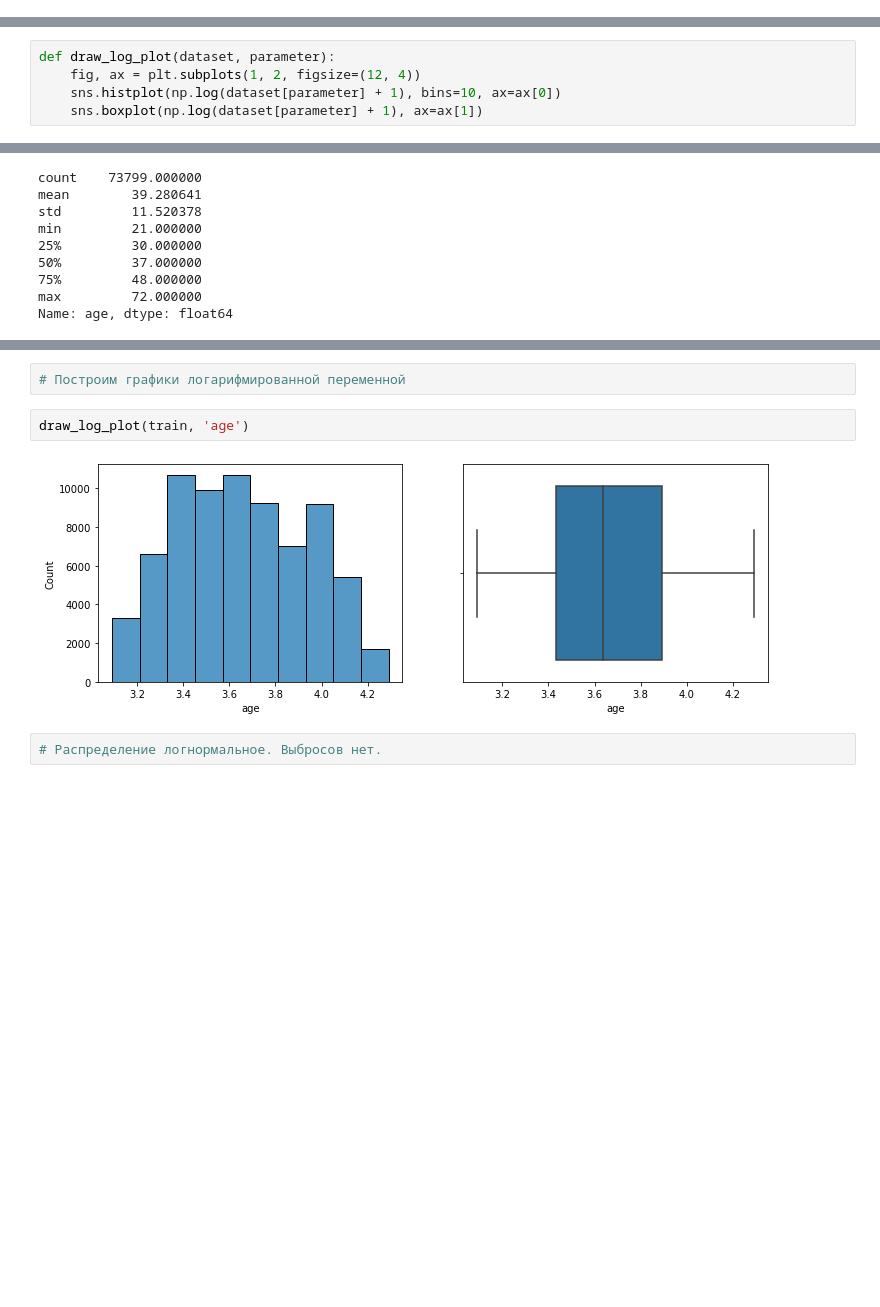
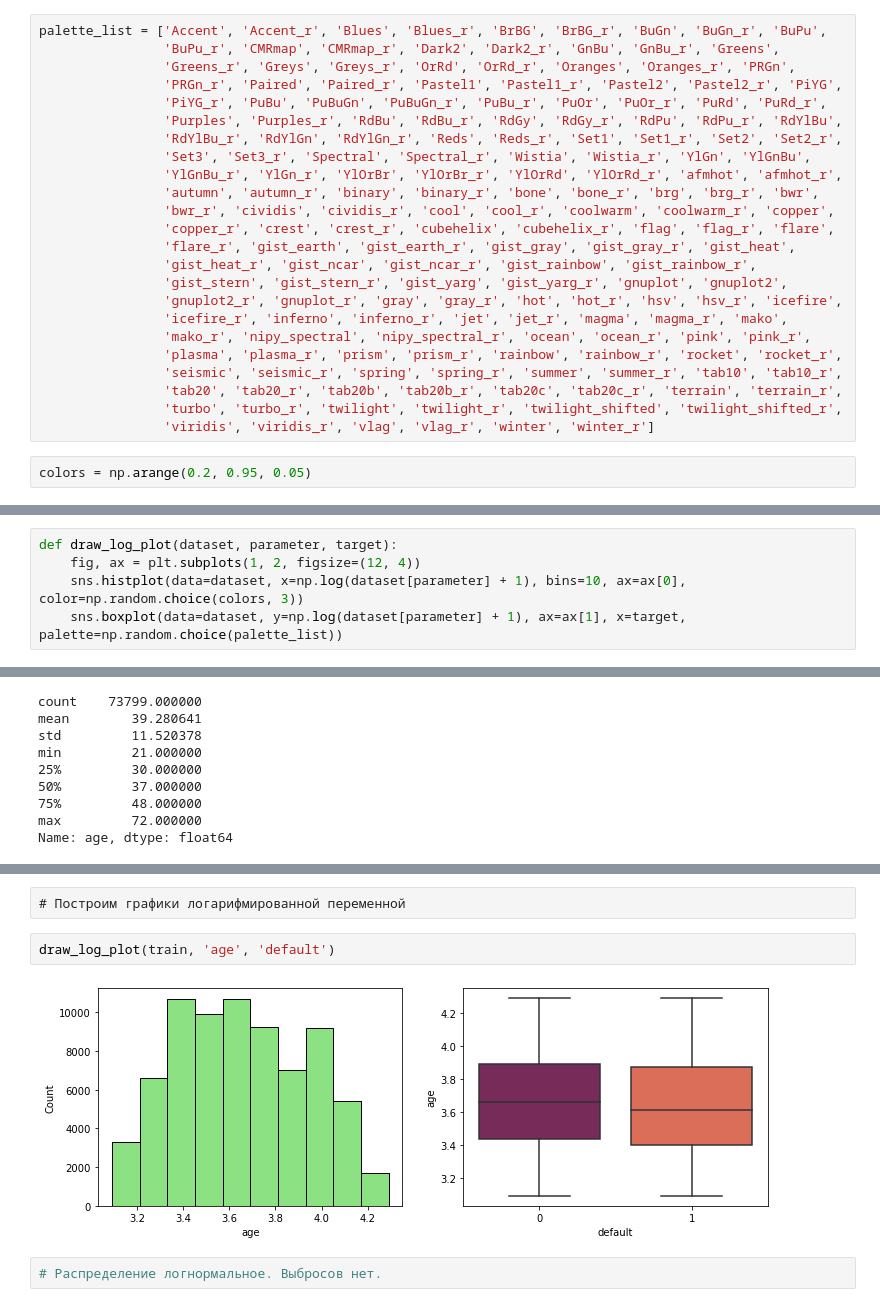
Before and after one commit to Golovolastik/skillfactory_rds, a Jupyter notebook: module_5/credit_scoring.ipynb, the cells around one changed output, grey strips where cells are left out. Saved outputs shown, nothing was run; the diff lists cells and outputs as text; blank space fills up the shorter version.

Commit message:
random colors on plots

```diff
--- a/module_5/credit_scoring.ipynb
+++ b/module_5/credit_scoring.ipynb
@@ -134 +134,27 @@ num_cols = ['age','decline_app_cnt','score_bki','bki_request_cnt','income']
+# %%
+palette_list = ['Accent', 'Accent_r', 'Blues', 'Blues_r', 'BrBG', 'BrBG_r', 'BuGn', 'BuGn_r', 'BuPu',
+                'BuPu_r', 'CMRmap', 'CMRmap_r', 'Dark2', 'Dark2_r', 'GnBu', 'GnBu_r', 'Greens',
+                'Greens_r', 'Greys', 'Greys_r', 'OrRd', 'OrRd_r', 'Oranges', 'Oranges_r', 'PRGn',
+                'PRGn_r', 'Paired', 'Paired_r', 'Pastel1', 'Pastel1_r', 'Pastel2', 'Pastel2_r', 'PiYG',
+                'PiYG_r', 'PuBu', 'PuBuGn', 'PuBuGn_r', 'PuBu_r', 'PuOr', 'PuOr_r', 'PuRd', 'PuRd_r',
+                'Purples', 'Purples_r', 'RdBu', 'RdBu_r', 'RdGy', 'RdGy_r', 'RdPu', 'RdPu_r', 'RdYlBu',
+                'RdYlBu_r', 'RdYlGn', 'RdYlGn_r', 'Reds', 'Reds_r', 'Set1', 'Set1_r', 'Set2', 'Set2_r',
+                'Set3', 'Set3_r', 'Spectral', 'Spectral_r', 'Wistia', 'Wistia_r', 'YlGn', 'YlGnBu',
+                'YlGnBu_r', 'YlGn_r', 'YlOrBr', 'YlOrBr_r', 'YlOrRd', 'YlOrRd_r', 'afmhot', 'afmhot_r',
+                'autumn', 'autumn_r', 'binary', 'binary_r', 'bone', 'bone_r', 'brg', 'brg_r', 'bwr',
+                'bwr_r', 'cividis', 'cividis_r', 'cool', 'cool_r', 'coolwarm', 'coolwarm_r', 'copper',
+                'copper_r', 'crest', 'crest_r', 'cubehelix', 'cubehelix_r', 'flag', 'flag_r', 'flare',
+                'flare_r', 'gist_earth', 'gist_earth_r', 'gist_gray', 'gist_gray_r', 'gist_heat',
+                'gist_heat_r', 'gist_ncar', 'gist_ncar_r', 'gist_rainbow', 'gist_rainbow_r',
+                'gist_stern', 'gist_stern_r', 'gist_yarg', 'gist_yarg_r', 'gnuplot', 'gnuplot2',
+                'gnuplot2_r', 'gnuplot_r', 'gray', 'gray_r', 'hot', 'hot_r', 'hsv', 'hsv_r', 'icefire',
+                'icefire_r', 'inferno', 'inferno_r', 'jet', 'jet_r', 'magma', 'magma_r', 'mako',
+                'mako_r', 'nipy_spectral', 'nipy_spectral_r', 'ocean', 'ocean_r', 'pink', 'pink_r',
+                'plasma', 'plasma_r', 'prism', 'prism_r', 'rainbow', 'rainbow_r', 'rocket', 'rocket_r',
+                'seismic', 'seismic_r', 'spring', 'spring_r', 'summer', 'summer_r', 'tab10', 'tab10_r',
+                'tab20', 'tab20_r', 'tab20b', 'tab20b_r', 'tab20c', 'tab20c_r', 'terrain', 'terrain_r',
+                'turbo', 'turbo_r', 'twilight', 'twilight_r', 'twilight_shifted', 'twilight_shifted_r',
+                'viridis', 'viridis_r', 'vlag', 'vlag_r', 'winter', 'winter_r']
+# %%
+colors = np.arange(0.2, 0.95, 0.05)
 # %%
@@ -139,8 +165,8 @@ def draw_plot(dataset, parameter):
 # %%
-def draw_log_plot(dataset, parameter):
+def draw_log_plot(dataset, parameter, target):
     fig, ax = plt.subplots(1, 2, figsize=(12, 4))
-    sns.histplot(np.log(dataset[parameter] + 1), bins=10, ax=ax[0])
-    sns.boxplot(np.log(dataset[parameter] + 1), ax=ax[1])
+    sns.histplot(data=dataset, x=np.log(dataset[parameter] + 1), bins=10, ax=ax[0], color=np.random.choice(colors, 3))
+    sns.boxplot(data=dataset, y=np.log(dataset[parameter] + 1), ax=ax[1], x=target, palette=np.random.choice(palette_list))
 # %%
 def detect_outliers(dataset, parameter):
     perc25 = dataset[parameter].quantile(0.25)
@@ -171,9 +199,9 @@ draw_plot(train, 'age')
-# %%
-# Построим графики логарифмированной переменной
+# %% [raw]
+# Построим графики логарифмированной переменной
 # %%
-draw_log_plot(train, 'age')
+draw_log_plot(train, 'age', 'default')
 # %% [output]
-[figure, old version]
+[figure, new version]
 # %%
 # Распределение логнормальное. Выбросов нет.
 # %% [markdown]
```
Also changed, not shown: parts of 9 cells of this notebook.
